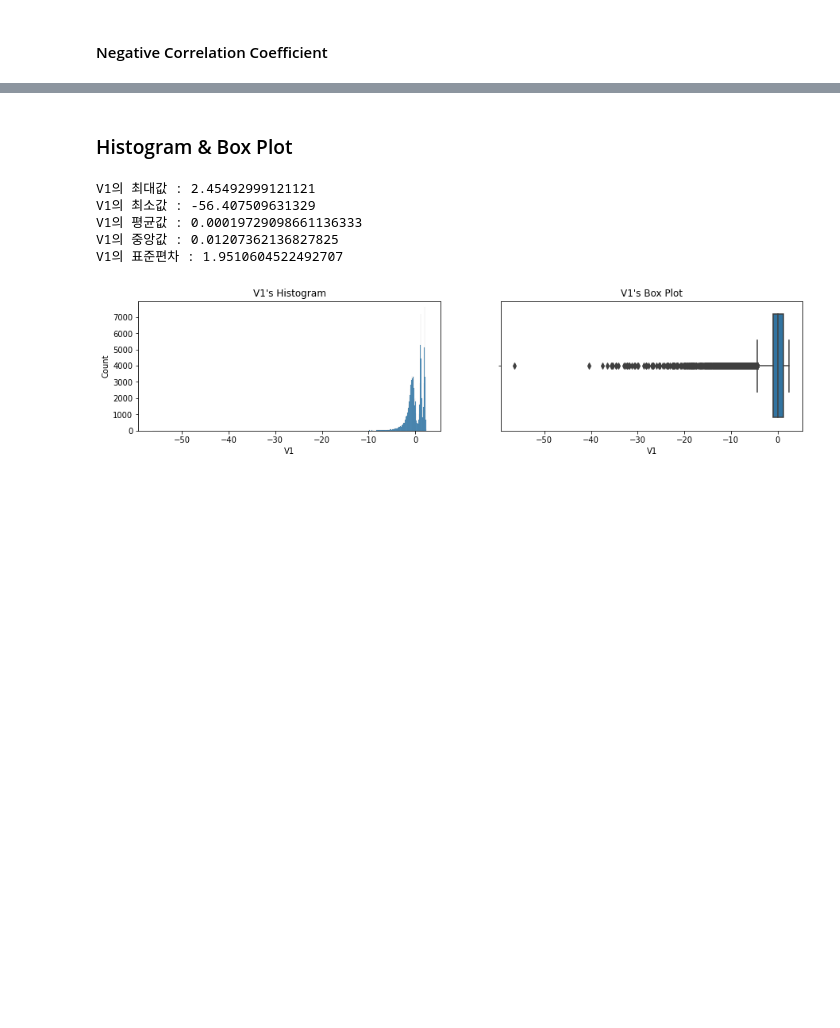
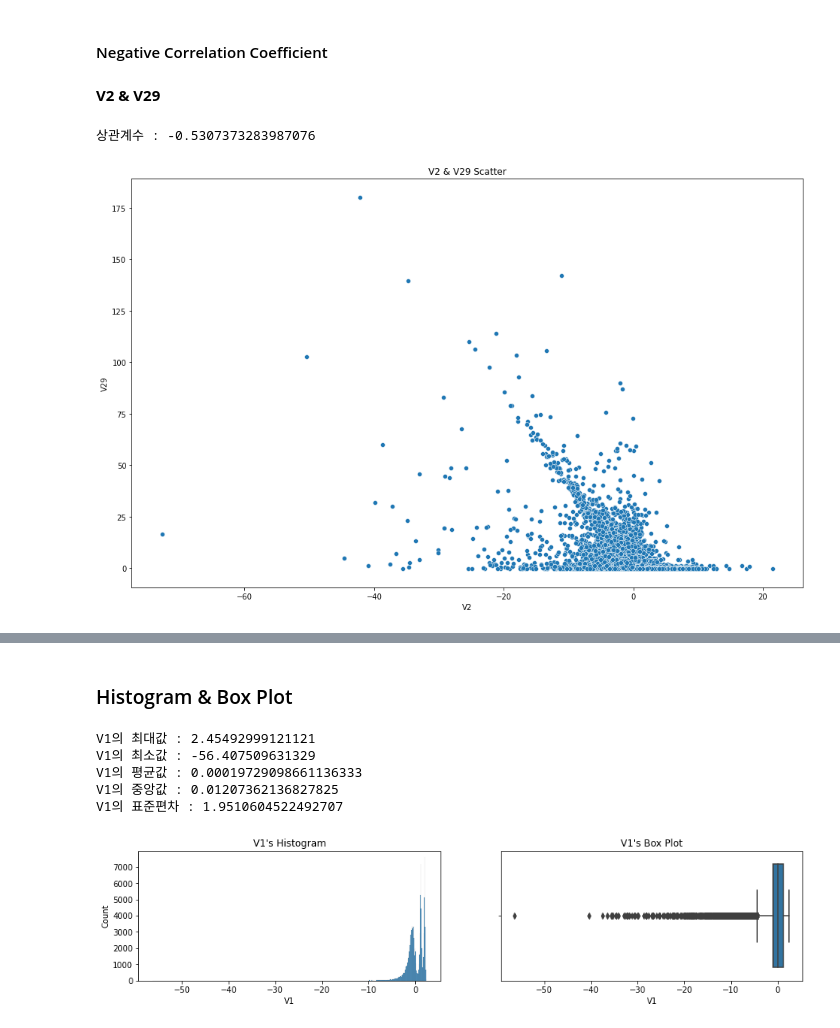
Before and after one commit to namwootree/Dacrew-4th, a Jupyter notebook: [번외편]_EDA.ipynb, the cells around one changed output, grey strips where cells are left out. Cells and saved outputs as stored; diff of their text form; code cells hidden in the pictures; blank space fills up the shorter version.

```diff
--- a/[번외편]_EDA.ipynb
+++ b/[번외편]_EDA.ipynb
@@ -196,2 +217,9 @@ scatter_plot(data=train, x='V20', y='V29', hue=False)
 # %% [markdown]
 #### Negative Correlation Coefficient
+# %% [markdown]
+**V2 & V29**
+# %%
+scatter_plot(data=train, x='V2', y='V29', hue=None)
+# %% [output]
+상관계수 : -0.5307373283987076
+[figure, added]
```
Also changed, not shown: parts of 18 cells of this notebook.
